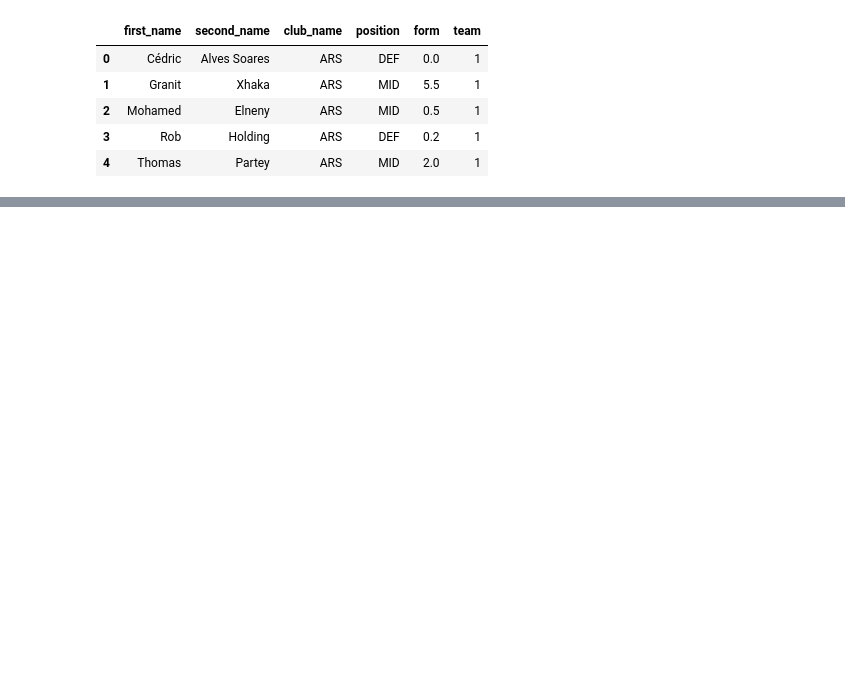
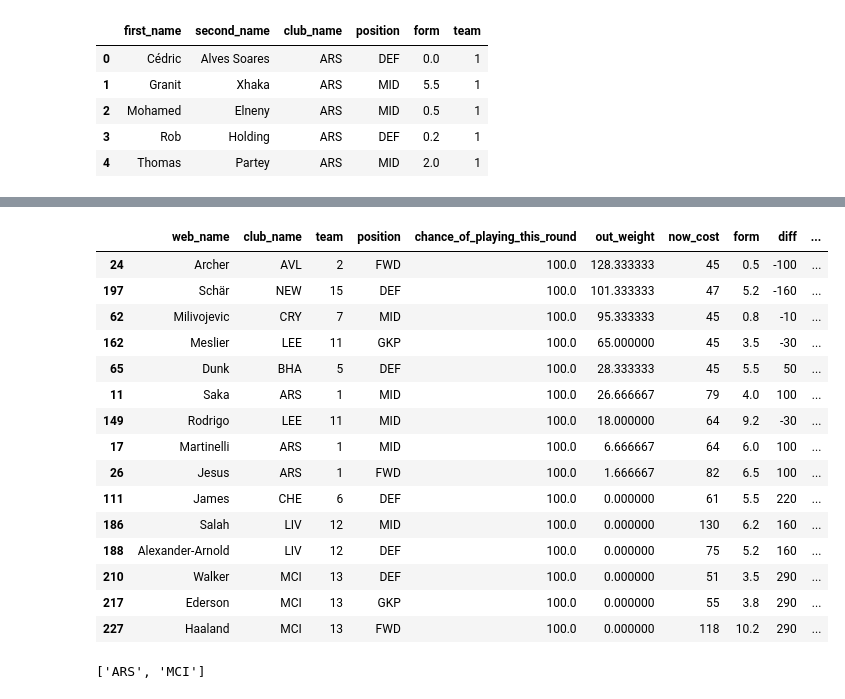
Before and after one commit to laniyadapo/FantasyPremierLeague, a Jupyter notebook: FPL.ipynb, the cells around one changed output, grey strips where cells are left out. Saved outputs shown, nothing was run; the diff lists cells and outputs as text; code cells hidden in the pictures; blank space fills up the shorter version.

```diff
--- a/FPL.ipynb
+++ b/FPL.ipynb
@@ -857,0 +788,32 @@ my_players_df[['web_name', 'club_name', 'position', 'form', 'now_cost', 'away_te
+# %%
+#Review the out_weight for each player in my team and decide on player to transfer
+my_players_df[['web_name', 'club_name', 'team', 'position', 'chance_of_playing_this_round', 'out_weight', 'now_cost', 'form', 'diff', 'away_team', 'home_team']].sort_values(by='out_weight', ascending=False).head(20)
+# %% [output]
+|  | web_name | club_name | team | position | chance_of_playing_this_round | out_weight | now_cost | form | diff | ... |
+| 24 | Archer | AVL | 2 | FWD | 100.0 | 128.333333 | 45 | 0.5 | -100 | ... |
+| 197 | Schär | NEW | 15 | DEF | 100.0 | 101.333333 | 47 | 5.2 | -160 | ... |
+| 62 | Milivojevic | CRY | 7 | MID | 100.0 | 95.333333 | 45 | 0.8 | -10 | ... |
+| 162 | Meslier | LEE | 11 | GKP | 100.0 | 65.000000 | 45 | 3.5 | -30 | ... |
+| 65 | Dunk | BHA | 5 | DEF | 100.0 | 28.333333 | 45 | 5.5 | 50 | ... |
+| 11 | Saka | ARS | 1 | MID | 100.0 | 26.666667 | 79 | 4.0 | 100 | ... |
+| 149 | Rodrigo | LEE | 11 | MID | 100.0 | 18.000000 | 64 | 9.2 | -30 | ... |
+| 17 | Martinelli | ARS | 1 | MID | 100.0 | 6.666667 | 64 | 6.0 | 100 | ... |
+| 26 | Jesus | ARS | 1 | FWD | 100.0 | 1.666667 | 82 | 6.5 | 100 | ... |
+| 111 | James | CHE | 6 | DEF | 100.0 | 0.000000 | 61 | 5.5 | 220 | ... |
+| 186 | Salah | LIV | 12 | MID | 100.0 | 0.000000 | 130 | 6.2 | 160 | ... |
+| 188 | Alexander-Arnold | LIV | 12 | DEF | 100.0 | 0.000000 | 75 | 5.2 | 160 | ... |
+| 210 | Walker | MCI | 13 | DEF | 100.0 | 0.000000 | 51 | 3.5 | 290 | ... |
+| 217 | Ederson | MCI | 13 | GKP | 100.0 | 0.000000 | 55 | 3.8 | 290 | ... |
+| 227 | Haaland | MCI | 13 | FWD | 100.0 | 0.000000 | 118 | 10.2 | 290 | ... |
+# %%
+##Deciding players In - specifying position to change, and available budget and identify invalid teams with 3 players in current team
+#position = player_out.element_type.iat[0]
+position = 2
+#out_cost = player_out.now_cost.iat[0]
+out_cost = 45
+budget = bank + out_cost
+dups_team = my_players_df.pivot_table(index=['club_name'], aggfunc='size')
+invalid_teams = dups_team.loc[dups_team==3].index.tolist()
+invalid_teams
+# %% [output]
+['ARS', 'MCI']
```
Also changed, not shown: parts of 159 cells of this notebook, 1 other file.
